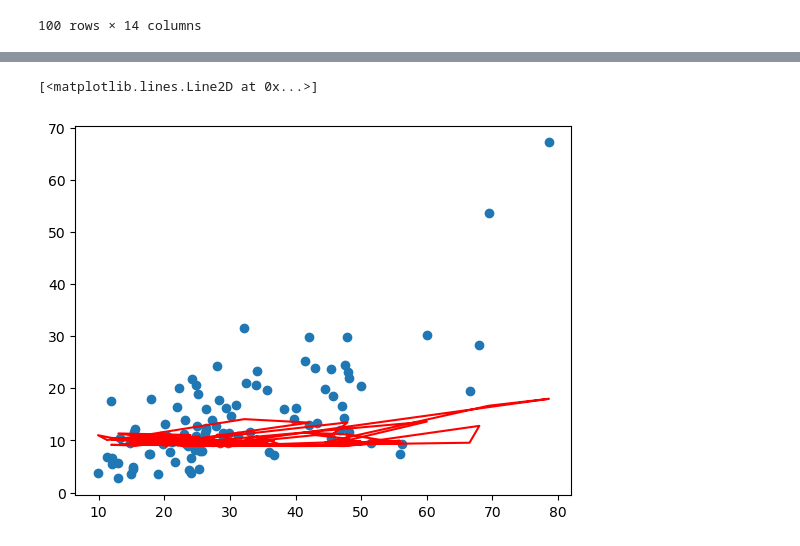
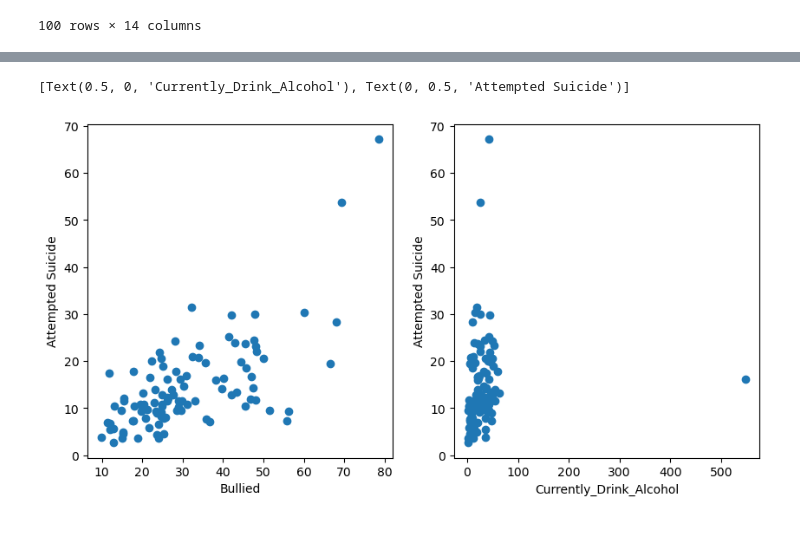
Before and after one commit to anly501/anly-501-project-elliotzli, a Jupyter notebook: codes/SVM/SVM.ipynb, the cells around one changed output, grey strips where cells are left out. Saved outputs shown, nothing was run; the diff lists cells and outputs as text; code cells hidden in the pictures.

```diff
--- a/codes/SVM/SVM.ipynb
+++ b/codes/SVM/SVM.ipynb
@@ -9,11 +10,18 @@ from sklearn.svm import SVR
 from sklearn.model_selection import train_test_split
 from sklearn.metrics import mean_squared_error
 import seaborn as sns
+from sklearn.linear_model import LinearRegression
+import plotly.express as px
+import plotly.graph_objects as go
+from sklearn.svm import SVC
+from sklearn.metrics import classification_report, confusion_matrix
+
 
 df = pd.read_csv('../../data/cleaned data/Suicidal Behaviours Among Adolescents.csv')
 df = df.drop(['Country','Year','Sex'],axis=1)
 df = df.dropna(how='any',axis=0)
 df = df.replace({'13-15':'1','16-17':'2'})
+df = df.dropna()
 # %%
 df
 # %% [output]
@@ -42,9 +41,12 @@ ax.scatter(x,y)
-# %%
-x_train,x_test,y_train,y_test = train_test_split(x,y,test_size=0.2,random_state=42)
-regressor = SVR(kernel = 'rbf')
-regressor.fit(x,y)
-plt.scatter(x,y)
-plt.plot(x,regressor.predict(y),color = 'red')
-# %% [output]
-[<matplotlib.lines.Line2D at 0x...>]
-[figure, removed]
+# %%
+#data visualization
+
+f, (ax1,ax2) = plt.subplots(1,2,figsize=(10,5))
+ax1.scatter(df['Bullied'],df['Attempted_suicide'])
+ax1.set(xlabel = 'Bullied',ylabel = 'Attempted Suicide')
+
+ax2.scatter(df['Currently_Drink_Alcohol'],df['Attempted_suicide'])
+ax2.set(xlabel = 'Currently_Drink_Alcohol',ylabel = 'Attempted Suicide')
+# %% [output]
+[Text(0.5, 0, 'Currently_Drink_Alcohol'), Text(0, 0.5, 'Attempted Suicide')]
+[figure, added]
```
Also changed, not shown: parts of 10 cells of this notebook, 23 other files.
